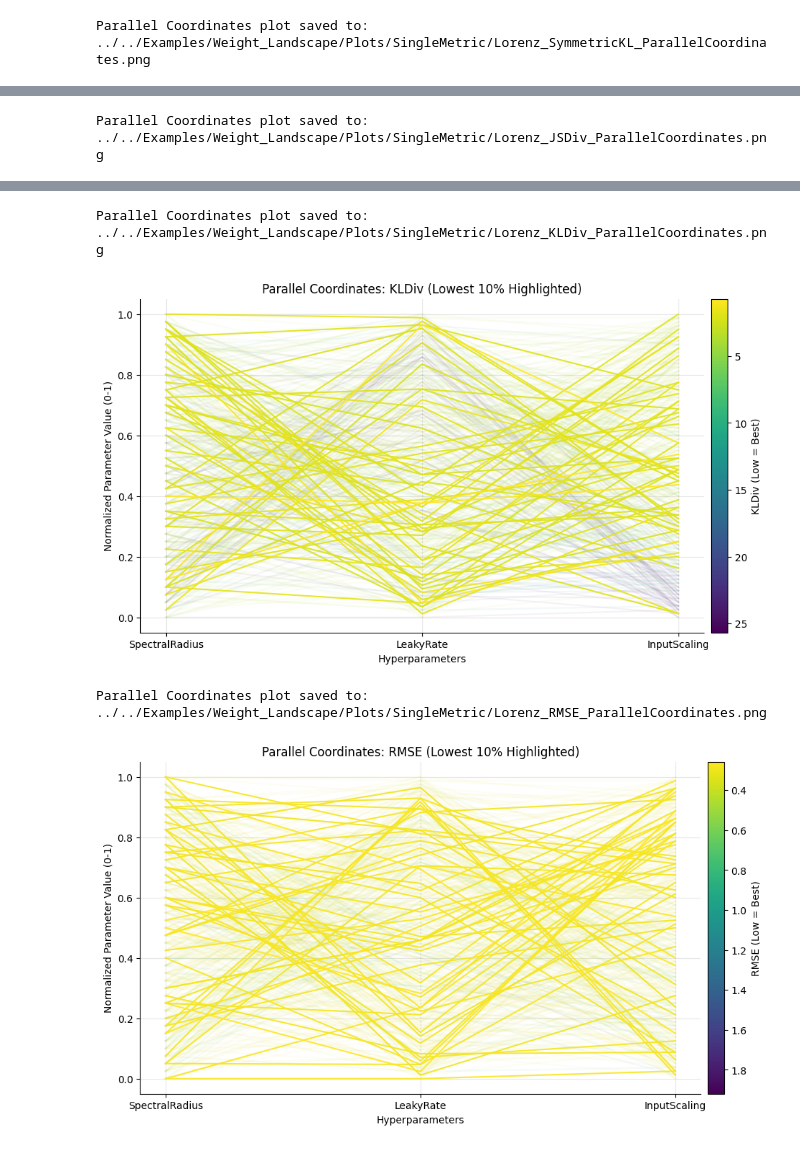
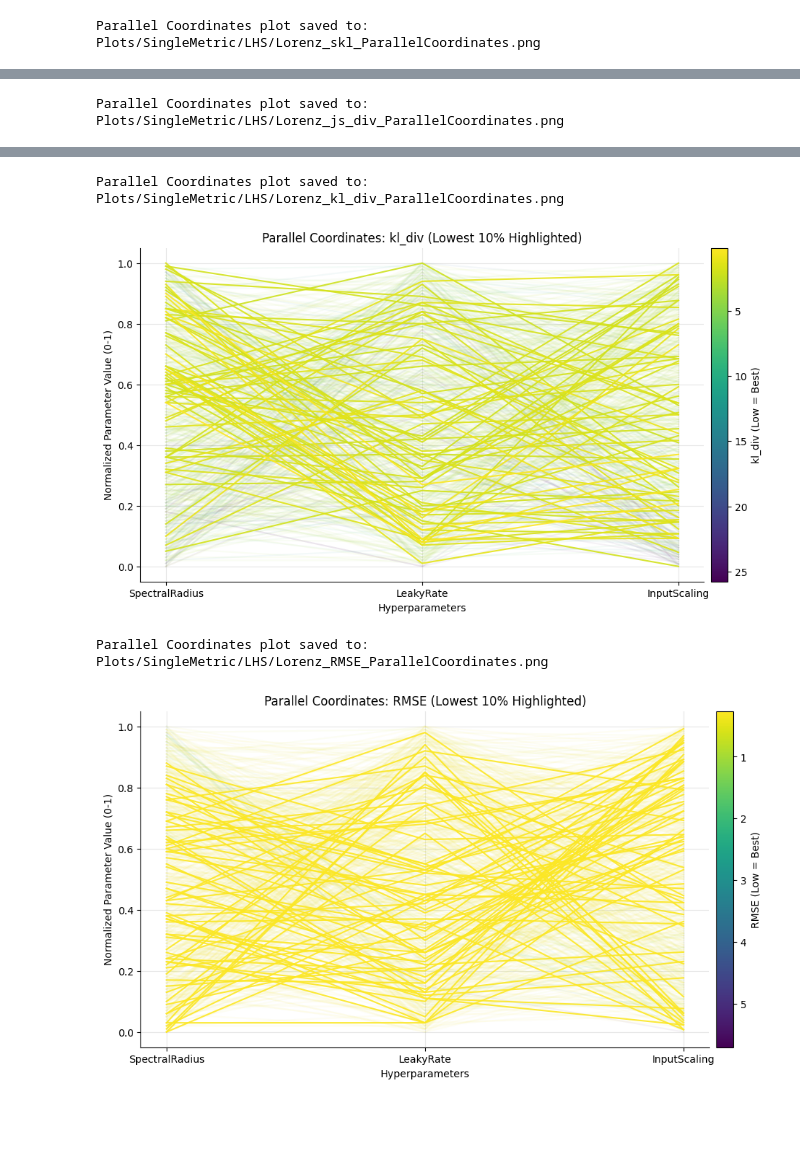
Before and after one commit to jaychotaliya987/Reservoir_Pytorch, a Jupyter notebook: Examples/Input_Discretization/divergence_analysis.ipynb, the cells around one changed output, grey strips where cells are left out. Cells and saved outputs as stored; diff of their text form; code cells hidden in the pictures; blank space fills up the shorter version.

```diff
--- a/Examples/Input_Discretization/divergence_analysis.ipynb
+++ b/Examples/Input_Discretization/divergence_analysis.ipynb
@@ -161,9 +147,16 @@ viz.compare_plot([data_10[int(rmseidx[0])]["true_value"][:,1], data_10[int(rmsei
 # %%
-df_param = pd.DataFrame(all_params)
-df_param['JSDiv'] = all_jsdiv
-df_param['KLDiv'] = all_kldiv
-df_param['SymKL'] = all_skl
-df_param['RMSE'] = all_RMSE
+# 1. Expand the 'params' dictionary column into individual columns
+df_params = pd.json_normalize(df['params'])
 
-viz.plot_correlation_matrix(df_param,save_path=save_path+"Lorenz_CorrelationMatrix.png")
+# 2. Combine it with the original metrics (dropping the original 'params' dict column)
+full_df = pd.concat([df.drop(columns=['params']), df_params], axis=1)
+
+# 3. Ensure everything is numeric (Correlation needs numbers, not strings)
+numeric_df = full_df.select_dtypes(include=[np.number])
+
+# 4. Run your correlation function
+viz.plot_correlation_matrix(
+    numeric_df,
+    save_path=os.path.join(save_path, "Lorenz_CorrelationMatrix.png")
+)
 # %% [output]
@@ -183,7 +221,21 @@ Distribution plot saved to: ../../Examples/Weight_Landscape/Plots/SingleMetric/L
 # %%
-viz.plot_parallel_coordinates(df_param, metric= "SymKL", params=["SpectralRadius", "LeakyRate", "InputScaling"], save_path=save_path+"Lorenz_SymmetricKL_ParallelCoordinates.png")
-viz.plot_parallel_coordinates(df_param, metric= "JSDiv", params=["SpectralRadius", "LeakyRate", "InputScaling"], save_path=save_path+"Lorenz_JSDiv_ParallelCoordinates.png")
-viz.plot_parallel_coordinates(df_param, metric= "KLDiv", params=["SpectralRadius", "LeakyRate", "InputScaling"], save_path=save_path+"Lorenz_KLDiv_ParallelCoordinates.png")
-viz.plot_parallel_coordinates(df_param, metric= "RMSE", params=["SpectralRadius", "LeakyRate", "InputScaling"], save_path=save_path+"Lorenz_RMSE_ParallelCoordinates.png")
+# List of metrics you want to visualize
+metrics = ["skl", "js_div", "kl_div", "RMSE"]
+
+# The hyperparameters we are focusing on
+hp_params = ["SpectralRadius", "LeakyRate", "InputScaling"]
+
+for metric in metrics:
+    # Build the filename dynamically
+    filename = f"Lorenz_{metric}_ParallelCoordinates.png"
+    save_full_path = os.path.join(save_path, filename)
+
+    # Call the plotting function
+    viz.plot_parallel_coordinates(
+        numeric_df,
+        metric=metric,
+        params=hp_params,
+        save_path=save_full_path
+    )
 # %% [output]
-Parallel Coordinates plot saved to: ../../Examples/Weight_Landscape/Plots/SingleMetric/Lorenz_SymmetricKL_ParallelCoordinates.png
+Parallel Coordinates plot saved to: Plots/SingleMetric/LHS/Lorenz_skl_ParallelCoordinates.png
@@ -191 +243 @@ Parallel Coordinates plot saved to: ../../Examples/Weight_Landscape/Plots/Single
-Parallel Coordinates plot saved to: ../../Examples/Weight_Landscape/Plots/SingleMetric/Lorenz_JSDiv_ParallelCoordinates.png
+Parallel Coordinates plot saved to: Plots/SingleMetric/LHS/Lorenz_js_div_ParallelCoordinates.png
@@ -193,4 +245,4 @@ Parallel Coordinates plot saved to: ../../Examples/Weight_Landscape/Plots/Single
-Parallel Coordinates plot saved to: ../../Examples/Weight_Landscape/Plots/SingleMetric/Lorenz_KLDiv_ParallelCoordinates.png
+Parallel Coordinates plot saved to: Plots/SingleMetric/LHS/Lorenz_kl_div_ParallelCoordinates.png
-[figure, old version]
+[figure, new version]
-Parallel Coordinates plot saved to: ../../Examples/Weight_Landscape/Plots/SingleMetric/Lorenz_RMSE_ParallelCoordinates.png
+Parallel Coordinates plot saved to: Plots/SingleMetric/LHS/Lorenz_RMSE_ParallelCoordinates.png
-[figure, old version]
+[figure, new version]
```
Also changed, not shown: parts of 12 cells of this notebook, 10 other files.
